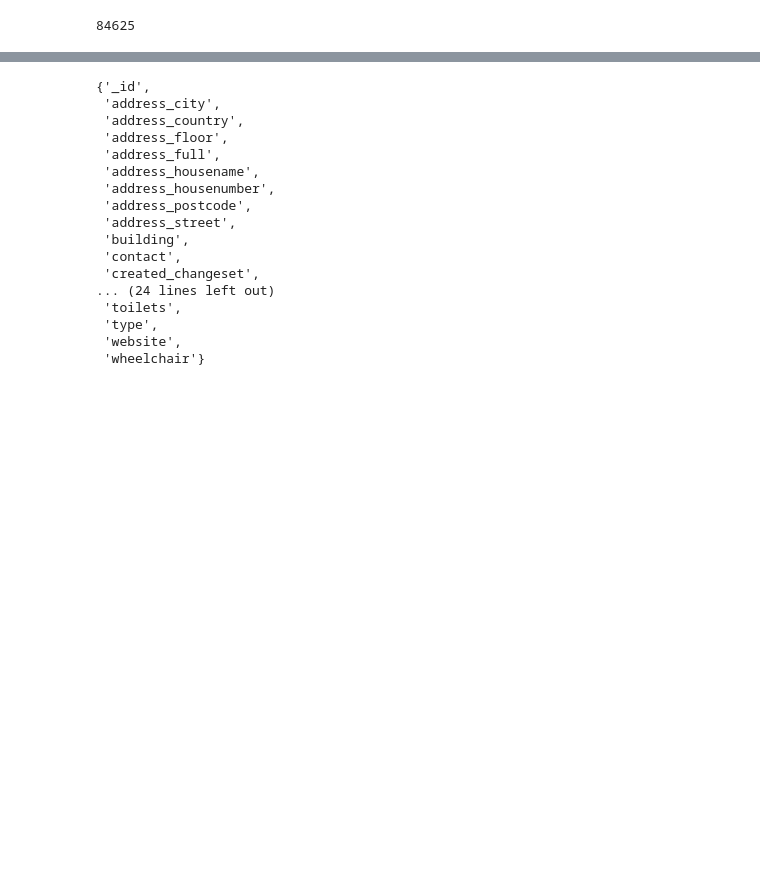
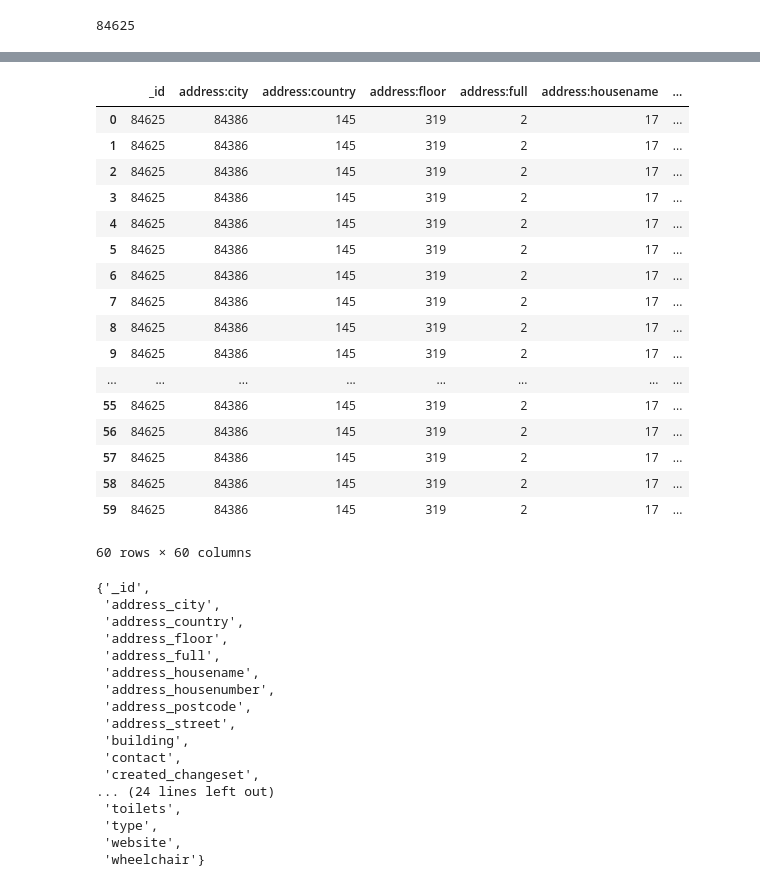
Before and after one commit to gisledb/udacity_nanodegree, a Jupyter notebook: ipython_notebooks/p3/osm_experiments_&_notes.ipynb, the cells around one changed output, grey strips where cells are left out. Saved outputs shown, nothing was run; the diff lists cells and outputs as text; code cells hidden in the pictures; blank space fills up the shorter version.

```diff
--- a/ipython_notebooks/p3/osm_experiments_&_notes.ipynb
+++ b/ipython_notebooks/p3/osm_experiments_&_notes.ipynb
@@ -97,13 +113,17 @@ for doc in tmp_list:
 # %%
-
-tmp_set = set()
-
+from collections import defaultdict
+# tmp_set = set()
+tmp_def_dict = defaultdict(int)
 for doc in tmp_list:
 
     for k,v in doc.items():
 
-        if k in ('address','created'):
+#         if k in ('address','created'):
+        try:
             for key,val in v.items():
-                tmp_set.add(k+'_'+key)
-        else:
-            tmp_set.add(k)
+#             tmp_set.add(k+'_'+key)
+                tmp_def_dict[k+':'+key] += 1
+#         else:
+        except AttributeError:
+            tmp_def_dict[k] += 1
+#             tmp_set.add(k)
@@ -110,3 +197,24 @@ for doc in tmp_list:
+# %%
+pd.DataFrame(tmp_def_dict,index=range(len(tmp_def_dict.keys())) )
+# %% [output]
+|  | _id | address:city | address:country | address:floor | address:full | address:housename | ... |
+| 0 | 84625 | 84386 | 145 | 319 | 2 | 17 | ... |
+| 1 | 84625 | 84386 | 145 | 319 | 2 | 17 | ... |
+| 2 | 84625 | 84386 | 145 | 319 | 2 | 17 | ... |
+| 3 | 84625 | 84386 | 145 | 319 | 2 | 17 | ... |
+| 4 | 84625 | 84386 | 145 | 319 | 2 | 17 | ... |
+| 5 | 84625 | 84386 | 145 | 319 | 2 | 17 | ... |
+| 6 | 84625 | 84386 | 145 | 319 | 2 | 17 | ... |
+| 7 | 84625 | 84386 | 145 | 319 | 2 | 17 | ... |
+| 8 | 84625 | 84386 | 145 | 319 | 2 | 17 | ... |
+| 9 | 84625 | 84386 | 145 | 319 | 2 | 17 | ... |
+| ... | ... | ... | ... | ... | ... | ... | ... |
+| 55 | 84625 | 84386 | 145 | 319 | 2 | 17 | ... |
+| 56 | 84625 | 84386 | 145 | 319 | 2 | 17 | ... |
+| 57 | 84625 | 84386 | 145 | 319 | 2 | 17 | ... |
+| 58 | 84625 | 84386 | 145 | 319 | 2 | 17 | ... |
+| 59 | 84625 | 84386 | 145 | 319 | 2 | 17 | ... |
+60 rows × 60 columns
 # %%
 tmp_set
 # %% [output]
```
Also changed, not shown: parts of 8 cells of this notebook, 1 other file.
